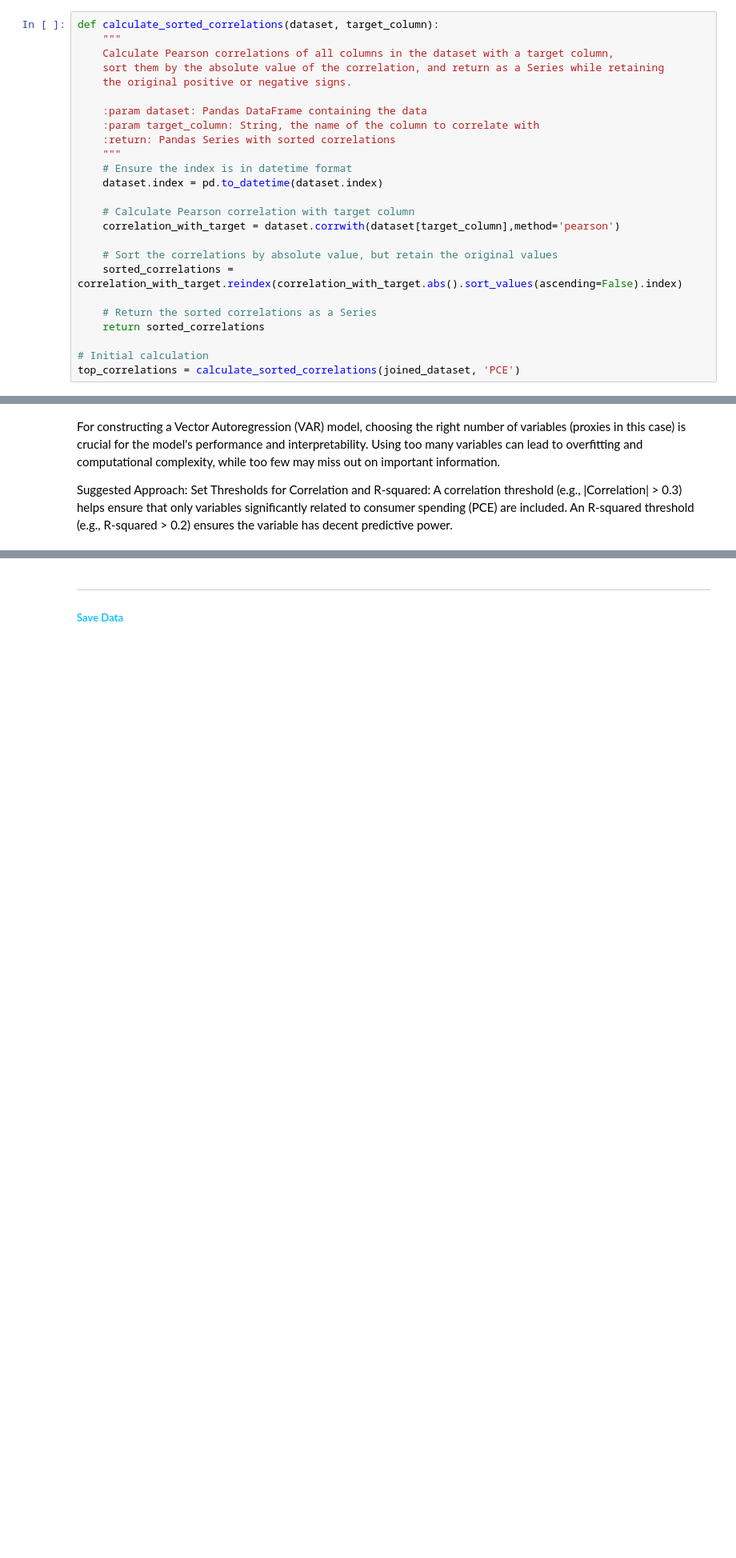
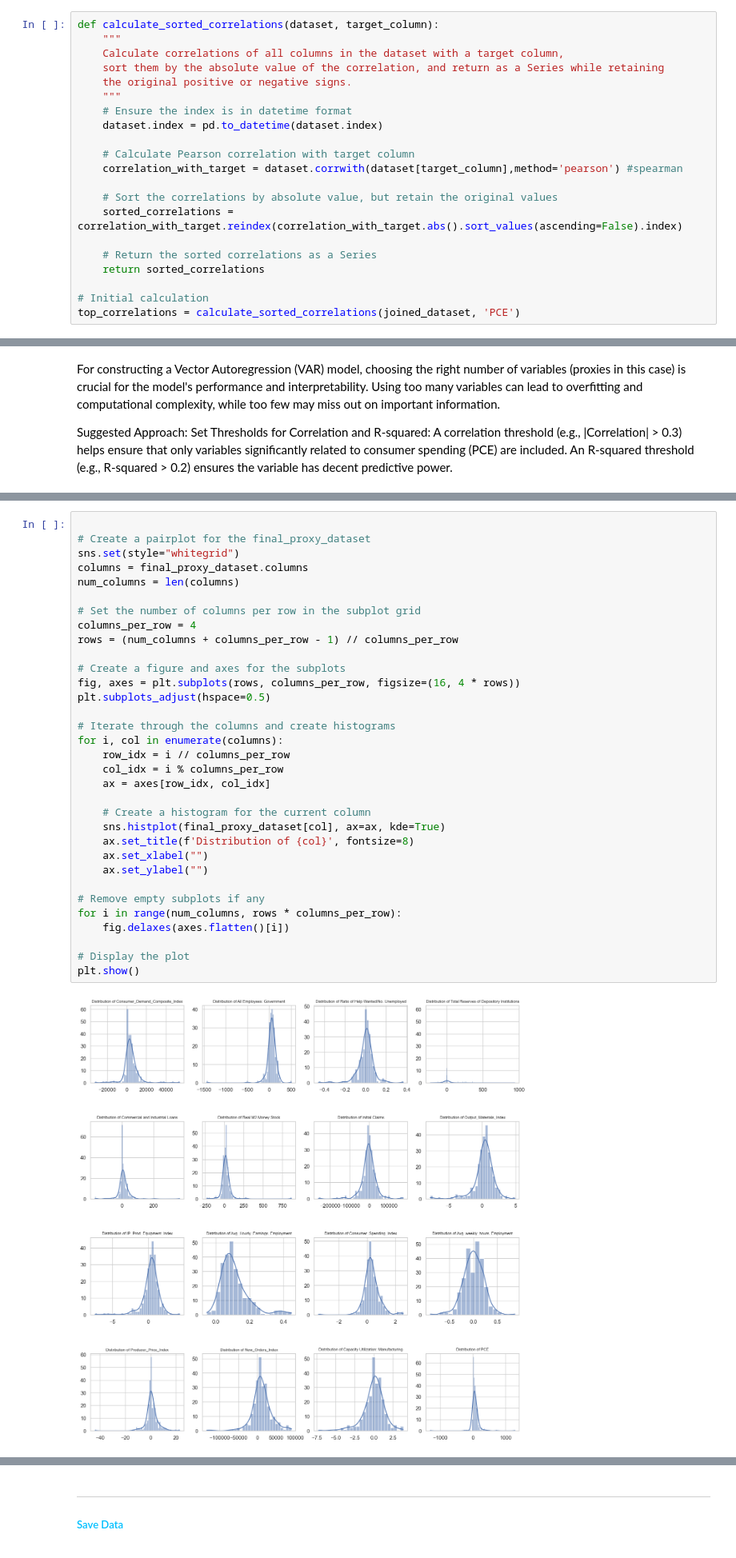
Before and after one commit to janjannagtegaal/NowCasting-M1, a Jupyter notebook: [2]M1_Exploratory_Data_Analysis.ipynb, the cells around one changed output, grey strips where cells are left out. Shown at 80% size. Saved outputs shown, nothing was run; the diff lists cells and outputs as text; blank space fills up the shorter version.

```diff
--- a/[2]M1_Exploratory_Data_Analysis.ipynb
+++ b/[2]M1_Exploratory_Data_Analysis.ipynb
@@ -147,19 +180,15 @@ plot_correlations(target_correlations,15,15)
 # %%
 def calculate_sorted_correlations(dataset, target_column):
     """
-    Calculate Pearson correlations of all columns in the dataset with a target column,
+    Calculate correlations of all columns in the dataset with a target column,
     sort them by the absolute value of the correlation, and return as a Series while retaining
     the original positive or negative signs.
-
-    :param dataset: Pandas DataFrame containing the data
-    :param target_column: String, the name of the column to correlate with
-    :return: Pandas Series with sorted correlations
     """
     # Ensure the index is in datetime format
     dataset.index = pd.to_datetime(dataset.index)
 
     # Calculate Pearson correlation with target column
-    correlation_with_target = dataset.corrwith(dataset[target_column],method='pearson')
+    correlation_with_target = dataset.corrwith(dataset[target_column],method='pearson') #spearman
 
     # Sort the correlations by absolute value, but retain the original values
     sorted_correlations = correlation_with_target.reindex(correlation_with_target.abs().sort_values(ascending=False).index)
@@ -745 +905,36 @@ final_proxy_dataset.to_csv('./results/final_dataset/final_proxy_dataset.csv')
+# %%
+
+# Create a pairplot for the final_proxy_dataset
+sns.set(style="whitegrid")
+columns = final_proxy_dataset.columns
+num_columns = len(columns)
+
+# Set the number of columns per row in the subplot grid
+columns_per_row = 4
+rows = (num_columns + columns_per_row - 1) // columns_per_row
+
+# Create a figure and axes for the subplots
+fig, axes = plt.subplots(rows, columns_per_row, figsize=(16, 4 * rows))
+plt.subplots_adjust(hspace=0.5)
+
+# Iterate through the columns and create histograms
+for i, col in enumerate(columns):
+    row_idx = i // columns_per_row
+    col_idx = i % columns_per_row
+    ax = axes[row_idx, col_idx]
+
+    # Create a histogram for the current column
+    sns.histplot(final_proxy_dataset[col], ax=ax, kde=True)
+    ax.set_title(f'Distribution of {col}', fontsize=8)
+    ax.set_xlabel("")
+    ax.set_ylabel("")
+
+# Remove empty subplots if any
+for i in range(num_columns, rows * columns_per_row):
+    fig.delaxes(axes.flatten()[i])
+
+# Display the plot
+plt.show()
+# %% [output]
+[figure, added]
 # %% [markdown]
```
Also changed, not shown: parts of 35 cells of this notebook, 3 other files.
